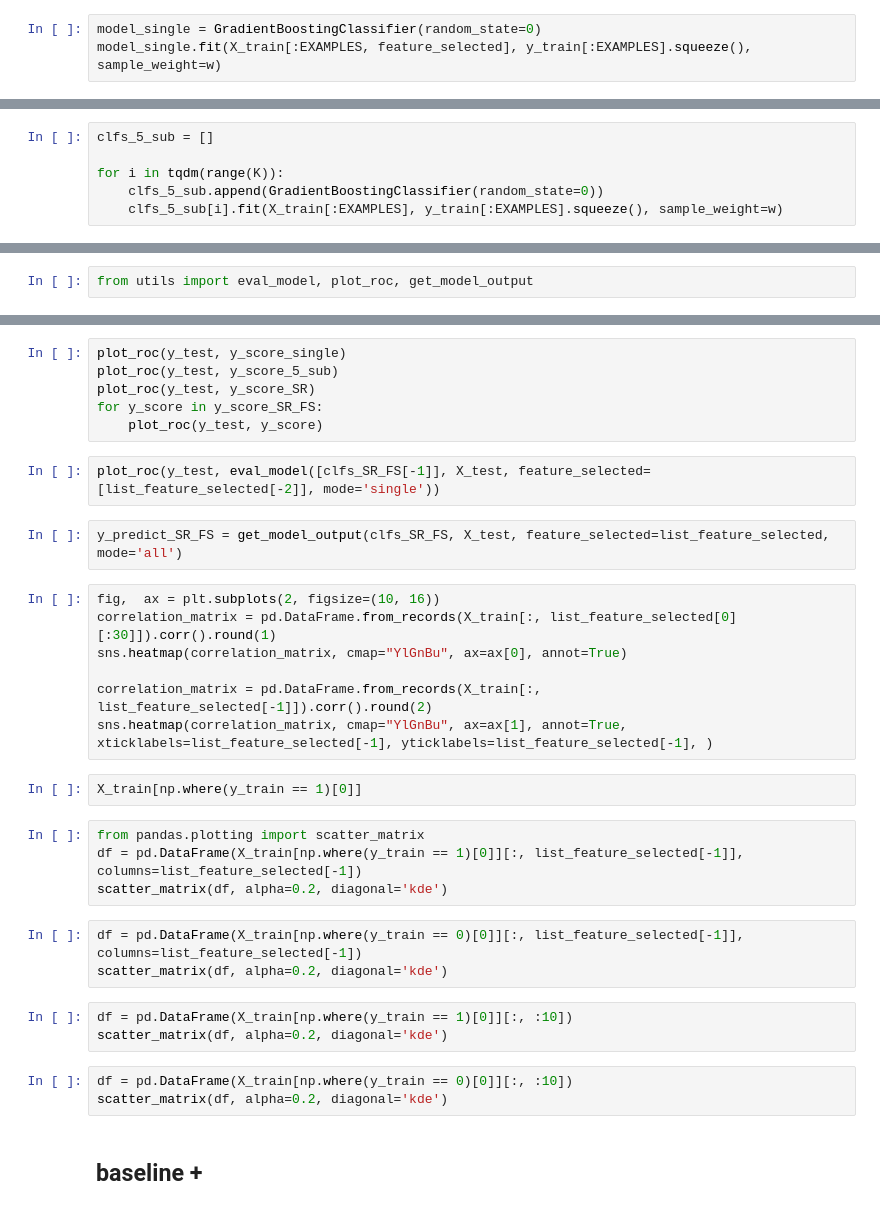
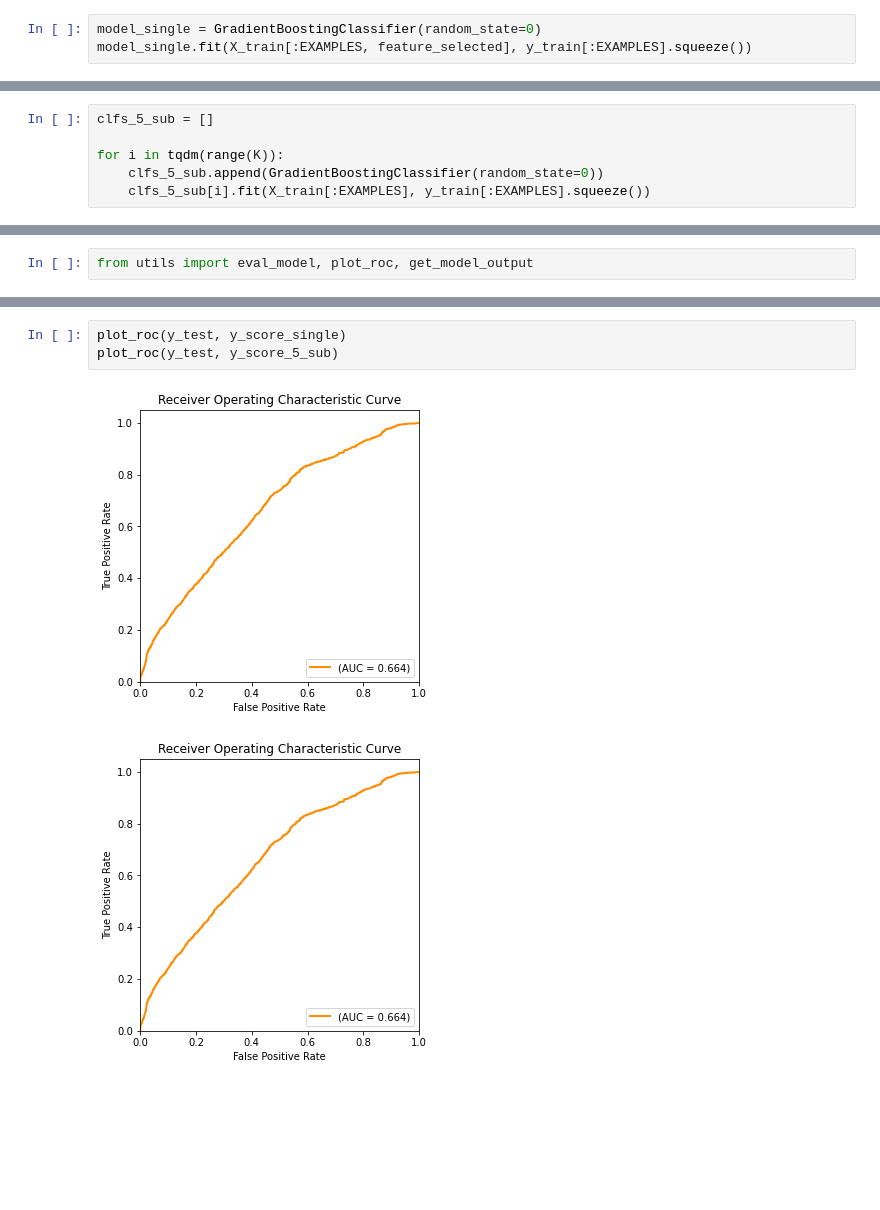
Before and after one commit to Wangweiyao/ML2020Fall, a Jupyter notebook: example_ml_workflow_with_GBDT_hard_FS_SR.ipynb, the cells around one changed output, grey strips where cells are left out. Drawn from its saved outputs; the diff is of its cells as text; blank space fills up the shorter version.

Commit message:
add GBT models

```diff
--- a/example_ml_workflow_with_GBDT_hard_FS_SR.ipynb
+++ b/example_ml_workflow_with_GBDT_hard_FS_SR.ipynb
@@ -233,7 +230,7 @@ feature_selected = np.arange(len(feature_set))
 ### Single model
 # %%
 model_single = GradientBoostingClassifier(random_state=0)
-model_single.fit(X_train[:EXAMPLES, feature_selected], y_train[:EXAMPLES].squeeze(), sample_weight=w)
+model_single.fit(X_train[:EXAMPLES, feature_selected], y_train[:EXAMPLES].squeeze())
 # %% [output]
 GradientBoostingClassifier(random_state=0)
 # %% [markdown]
@@ -243,7 +240,7 @@ clfs_5_sub = []
 
 for i in tqdm(range(K)):
     clfs_5_sub.append(GradientBoostingClassifier(random_state=0))
-    clfs_5_sub[i].fit(X_train[:EXAMPLES], y_train[:EXAMPLES].squeeze(), sample_weight=w)
+    clfs_5_sub[i].fit(X_train[:EXAMPLES], y_train[:EXAMPLES].squeeze())
 # %% [markdown]
 ### +SR
 # %%
@@ -302,34 +395,6 @@ y_score_SR_FS = eval_model(clfs_SR_FS, X_test, feature_selected=list_feature_sel
 # %%
 plot_roc(y_test, y_score_single)
 plot_roc(y_test, y_score_5_sub)
-plot_roc(y_test, y_score_SR)
-for y_score in y_score_SR_FS:
-    plot_roc(y_test, y_score)
+# %% [output]
+[figure, added]
+[figure, added]
-# %%
-plot_roc(y_test, eval_model([clfs_SR_FS[-1]], X_test, feature_selected=[list_feature_selected[-2]], mode='single'))
-# %%
-y_predict_SR_FS = get_model_output(clfs_SR_FS, X_test, feature_selected=list_feature_selected, mode='all')
-# %%
-fig,  ax = plt.subplots(2, figsize=(10, 16))
-correlation_matrix = pd.DataFrame.from_records(X_train[:, list_feature_selected[0][:30]]).corr().round(1)
-sns.heatmap(correlation_matrix, cmap="YlGnBu", ax=ax[0], annot=True)
-
-correlation_matrix = pd.DataFrame.from_records(X_train[:, list_feature_selected[-1]]).corr().round(2)
-sns.heatmap(correlation_matrix, cmap="YlGnBu", ax=ax[1], annot=True, xticklabels=list_feature_selected[-1], yticklabels=list_feature_selected[-1], )
-# %%
-X_train[np.where(y_train == 1)[0]]
-# %%
-from pandas.plotting import scatter_matrix
-df = pd.DataFrame(X_train[np.where(y_train == 1)[0]][:, list_feature_selected[-1]], columns=list_feature_selected[-1])
-scatter_matrix(df, alpha=0.2, diagonal='kde')
-# %%
-df = pd.DataFrame(X_train[np.where(y_train == 0)[0]][:, list_feature_selected[-1]], columns=list_feature_selected[-1])
-scatter_matrix(df, alpha=0.2, diagonal='kde')
-# %%
-df = pd.DataFrame(X_train[np.where(y_train == 1)[0]][:, :10])
-scatter_matrix(df, alpha=0.2, diagonal='kde')
-# %%
-df = pd.DataFrame(X_train[np.where(y_train == 0)[0]][:, :10])
-scatter_matrix(df, alpha=0.2, diagonal='kde')
-# %% [markdown]
-## baseline +
```
Also changed, not shown: parts of 20 cells of this notebook, 3 other files.
